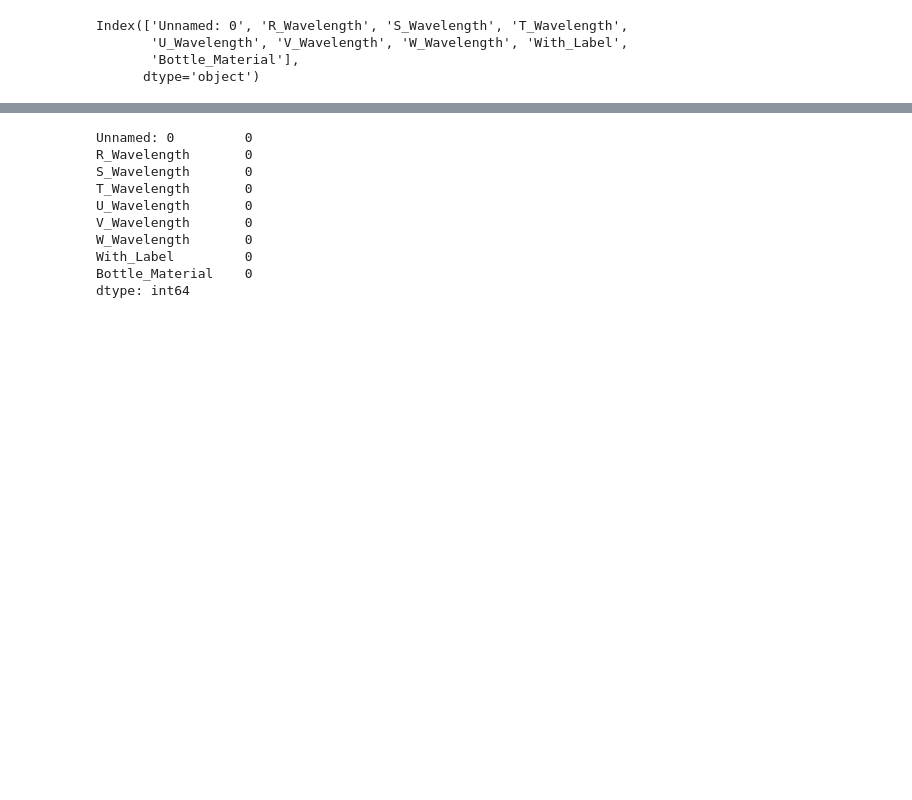
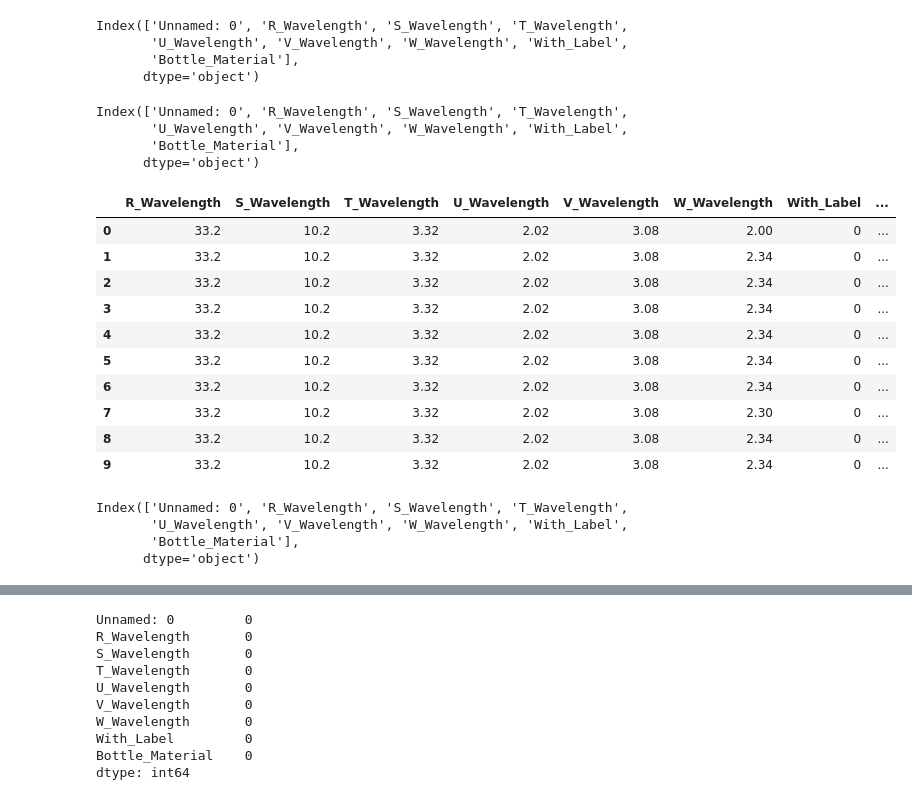
Before and after one commit to newsogood/pet_bottle_sorting_software, a Jupyter notebook: bottle_data_analysis.ipynb, the cells around one changed output, grey strips where cells are left out. Saved outputs shown, nothing was run; the diff lists cells and outputs as text; code cells hidden in the pictures; blank space fills up the shorter version.

```diff
--- a/bottle_data_analysis.ipynb
+++ b/bottle_data_analysis.ipynb
@@ -14,6 +14,10 @@ dataset_folder = "dataset"
 dataset_name = "bottle_dataset.csv"
 
 bottle_dataset_dir = os.path.join(curr_path, dataset_folder, dataset_name)
+
+test_1_dir = os.path.join(curr_path, "test", "test_1_15_12_22.csv")
+test_2_dir = os.path.join(curr_path, "test", "test_2_15_12_22.csv")
+test_3_dir = os.path.join(curr_path, "test", "test_3_15_12_22.csv")
 # %%
 bottle_dataset = pd.read_csv(bottle_dataset_dir)
 bottle_dataset.columns
@@ -22,3 +26,35 @@ Index(['Unnamed: 0', 'R_Wavelength', 'S_Wavelength', 'T_Wavelength',
        'U_Wavelength', 'V_Wavelength', 'W_Wavelength', 'With_Label',
        'Bottle_Material'],
       dtype='object')
+# %%
+bottle_test_1_set = pd.read_csv(test_1_dir)
+bottle_test_1_set.columns
+# %% [output]
+Index(['Unnamed: 0', 'R_Wavelength', 'S_Wavelength', 'T_Wavelength',
+       'U_Wavelength', 'V_Wavelength', 'W_Wavelength', 'With_Label',
+       'Bottle_Material'],
+      dtype='object')
+# %%
+bottle_test_1_set.drop('Unnamed: 0', axis = 1, inplace=True)
+bottle_test_1_set_columns = bottle_test_1_set.columns
+bottle_test_1_set
+# %% [output]
+|  | R_Wavelength | S_Wavelength | T_Wavelength | U_Wavelength | V_Wavelength | W_Wavelength | With_Label | ... |
+| 0 | 33.2 | 10.2 | 3.32 | 2.02 | 3.08 | 2.00 | 0 | ... |
+| 1 | 33.2 | 10.2 | 3.32 | 2.02 | 3.08 | 2.34 | 0 | ... |
+| 2 | 33.2 | 10.2 | 3.32 | 2.02 | 3.08 | 2.34 | 0 | ... |
+| 3 | 33.2 | 10.2 | 3.32 | 2.02 | 3.08 | 2.34 | 0 | ... |
+| 4 | 33.2 | 10.2 | 3.32 | 2.02 | 3.08 | 2.34 | 0 | ... |
+| 5 | 33.2 | 10.2 | 3.32 | 2.02 | 3.08 | 2.34 | 0 | ... |
+| 6 | 33.2 | 10.2 | 3.32 | 2.02 | 3.08 | 2.34 | 0 | ... |
+| 7 | 33.2 | 10.2 | 3.32 | 2.02 | 3.08 | 2.30 | 0 | ... |
+| 8 | 33.2 | 10.2 | 3.32 | 2.02 | 3.08 | 2.34 | 0 | ... |
+| 9 | 33.2 | 10.2 | 3.32 | 2.02 | 3.08 | 2.34 | 0 | ... |
+# %%
+bottle_test_2_set = pd.read_csv(test_2_dir)
+bottle_test_2_set.columns
+# %% [output]
+Index(['Unnamed: 0', 'R_Wavelength', 'S_Wavelength', 'T_Wavelength',
+       'U_Wavelength', 'V_Wavelength', 'W_Wavelength', 'With_Label',
+       'Bottle_Material'],
+      dtype='object')
```
Also changed, not shown: parts of 20 cells of this notebook, 7 other files.
